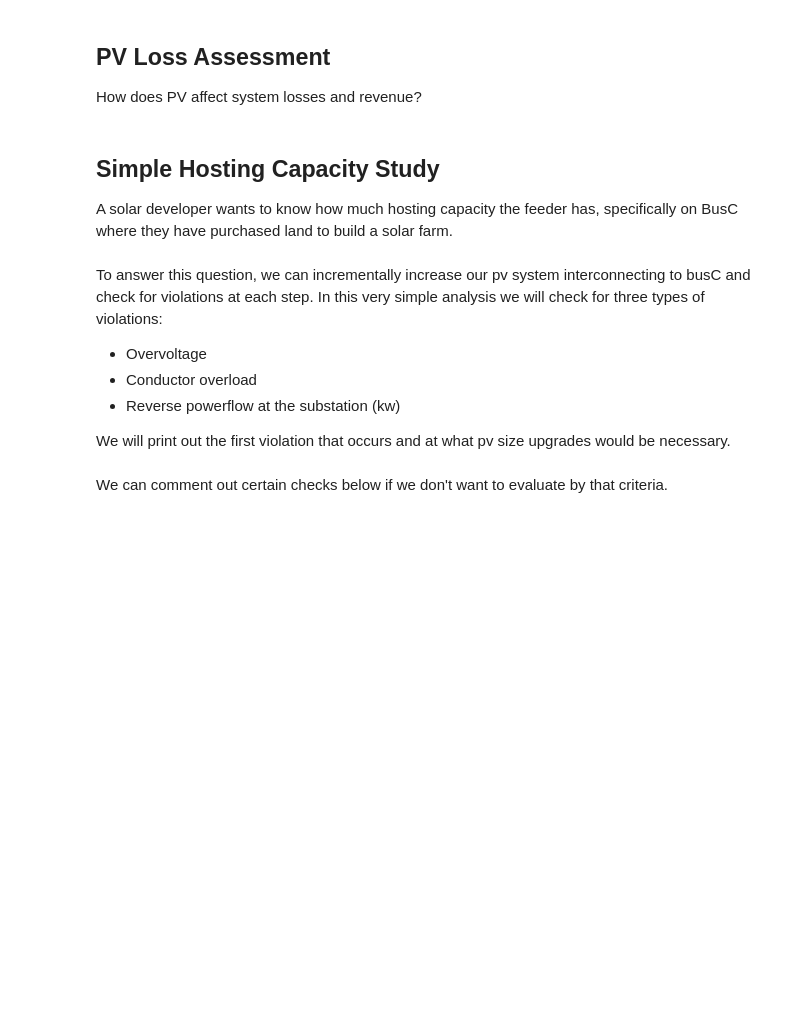
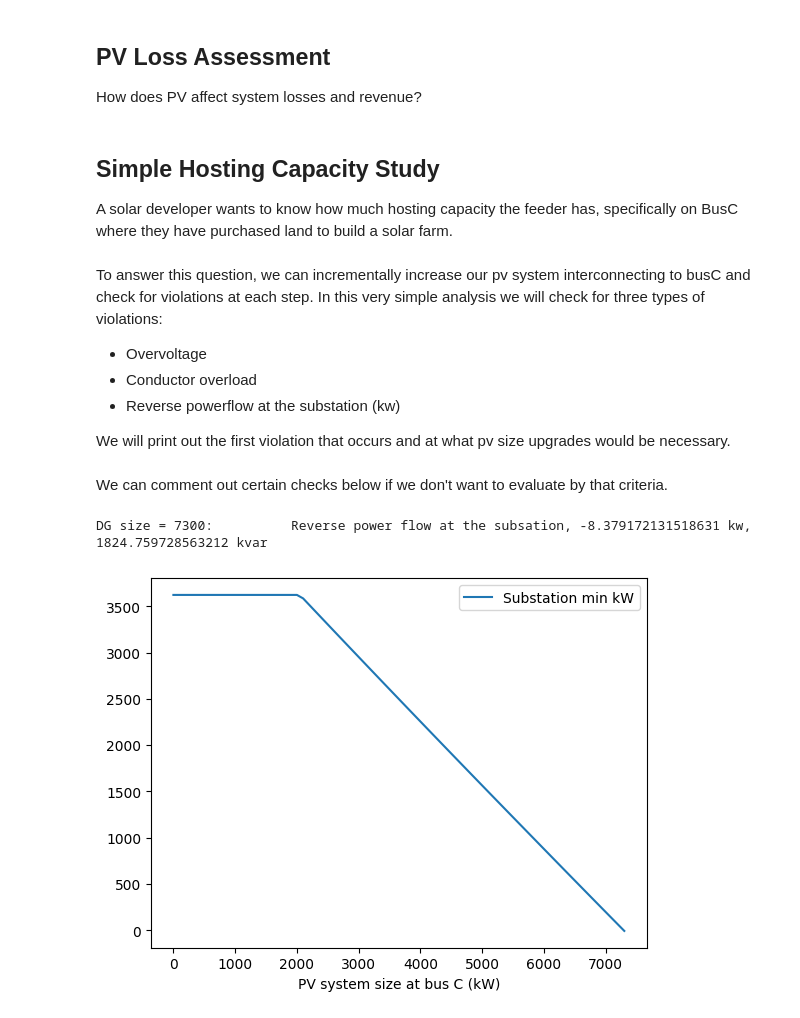
Before and after one commit to NREL/ciff, a Jupyter notebook: OpenDSSDirect_Tutorial.ipynb, the cells around one changed output. Cells and saved outputs as stored; diff of their text form; code cells hidden in the pictures; blank space fills up the shorter version.

```diff
--- a/OpenDSSDirect_Tutorial.ipynb
+++ b/OpenDSSDirect_Tutorial.ipynb
@@ -458,7 +458,6 @@ We will print out the first violation that occurs and at what pv size upgrades w
 #set out overvoltage threshold, PV system step size and PF
 ov_threshold=1.05
 dg_kw_increment=100
-pv_pf=-0.98
 
 #initialize our dg set point at 0 kW and set all of our checks to false.
 dg_kw_set=0 #kw
@@ -479,7 +478,7 @@ while not voltage_violation and not line_overload and not reverse_power_flow:
     cmd('clear')
     cmd('redirect '+os.sys.path[0]+'\\OpenDSS_model_files\\Simple_example_timeseries.dss')
     cmd('new loadshape.solar_daily npts=24 interval=1.0 csvfile='+os.sys.path[0]+'\\OpenDSS_model_files\\solar_daily.txt')
-    cmd('new pvsystem.pv1 bus1=c phases=3 kv=33 kva={kva} irradiance=0.98 pmpp={pmpp} %cutin=0.05 %cutout=0.05 daily=solar_daily pf={pf}'.format(kva=dg_kw_set, pmpp=dg_kw_set,pf=pv_pf))
+    cmd('new pvsystem.pv1 bus1=c phases=3 kv=33 kva={kva} irradiance=0.98 pmpp={pmpp} kvar=0 %cutin=0.05 %cutout=0.05 daily=solar_daily'.format(kva=dg_kw_set, pmpp=dg_kw_set))
 
     max_bus_voltage=False
     maxload_pct=False
@@ -538,30 +537,33 @@ while not voltage_violation and not line_overload and not reverse_power_flow:
     # Run checks for current circuit. COMMENT OUT TWO OF THESE CHECKS TO ONLY RUN ONE
     # 1. Check for line overloads
     if maxload_pct>1:
         print('DG size = {dg}: \t Line overload at line section {name}, {loading}% normamps'.format(dg=dg_kw_set, name=maxload_line, loading=maxload_pct*100))
         line_overload=True
         fig,ax=plt.subplots()
         ax.plot(dg_increments, time_step_max_line_loadings, label='Max Line Loadings (percent of conductor ampacity)')
         ax.set_xlabel('PV system size at bus C (kW)')
         ax.legend();
 
     # 2. Check for overvoltages
     if max_bus_voltage>ov_threshold:
         print('DG size = {dg}: \t Voltage violation at bus {name}, {bus_voltage} pu'.format(dg=dg_kw_set, name=max_voltage_bus_name, bus_voltage=max_bus_voltage))
         voltage_violation=True
         fig,ax=plt.subplots()
         ax.plot(dg_increments, time_step_max_bus_voltages, label='Max bus voltage (pu)')
         ax.set_xlabel('PV system size at bus C (kW)')
         ax.legend();
 
     # # 3. Check for reverse power flow at the substation
     if min_kvar < 0 or min_kw < 0:
         print('DG size = {dg}: \t Reverse power flow at the subsation, {kw} kw, {kvar} kvar'.format(dg=dg_kw_set, kw=min_kw, kvar=min_kvar))
         reverse_power_flow=True
         fig,ax=plt.subplots()
         ax.plot(dg_increments, time_step_substation_kw, label='Substation min kW')
         ax.set_xlabel('PV system size at bus C (kW)')
         ax.legend();
 
     #increase solar system size by specified increment if no checks were failed
     dg_kw_set+=dg_kw_increment
+# %% [output]
+DG size = 7300:          Reverse power flow at the subsation, -8.379172131518631 kw, 1824.759728563212 kvar
+[figure, added]
```
